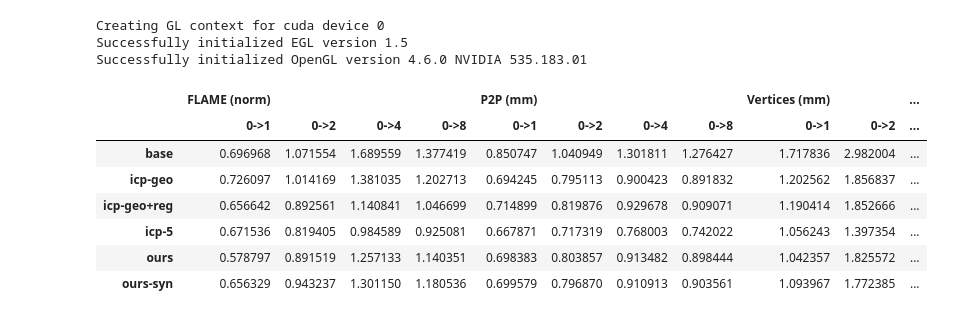
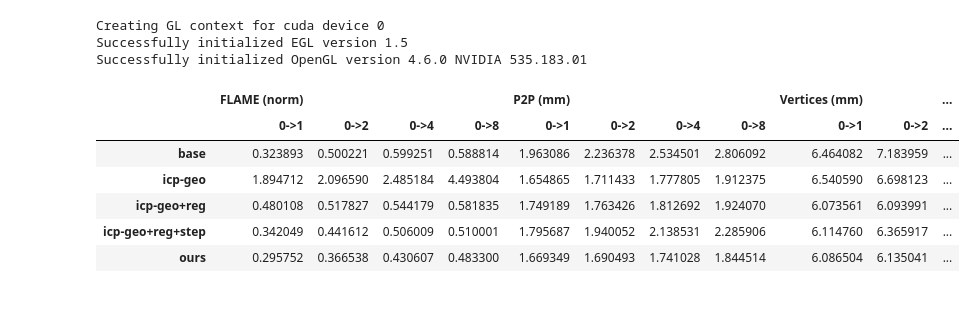
Before and after one commit to robinborth/GuidedResearch, a Jupyter notebook: notebooks/report/kinect_evaluation.ipynb, the cells around one changed output. Drawn from its saved outputs; the diff is of its cells as text; code cells hidden in the pictures.

```diff
--- a/notebooks/report/kinect_evaluation.ipynb
+++ b/notebooks/report/kinect_evaluation.ipynb
@@ -22,6 +22,8 @@ def eval_iterations(optimizer, datamodule, N: int = 3):
     optimizer.max_iters = N
     optimizer.max_optims = 1
     time_tracker = TimeTracker()
+    n_threshold =  optimizer.c_module.n_threshold
+    d_threshold = optimizer.c_module.d_threshold
     # initial evaluation no optimization
     p_loss = []
     v_loss = []
@@ -32,15 +34,19 @@ def eval_iterations(optimizer, datamodule, N: int = 3):
             time_tracker.start("optimize")
             out = optimizer(batch)
             time_tracker.stop("optimize")
+            optimizer.c_module.n_threshold = -1.0
+            optimizer.c_module.d_threshold = 1e-02  # 1cm
             loss_info = optimizer.compute_loss(batch=batch, out=out)
+            optimizer.c_module.n_threshold = n_threshold
+            optimizer.c_module.d_threshold = d_threshold  # 1cm
             p_loss.append(loss_info["loss_param"])
             v_loss.append(loss_info["loss_vertices"])
-            g_loss.append(loss_info["loss_geometric"])
+            g_loss.append(loss_info["loss_geometric_point2point"])
     iters_p_loss = torch.stack(p_loss).mean().item()
     iters_g_loss = torch.stack(g_loss).mean().item()
     iters_v_loss = torch.stack(v_loss).mean().item()
     t_perf = [torch.tensor(t.time_ms) for t in list(time_tracker.tracks.values())[0]]
-    iters_time = torch.stack(t_perf).median().item()
+    iters_time = torch.stack(t_perf).min().item()
     return iters_p_loss, iters_g_loss, iters_v_loss, iters_time
 
 
@@ -62,8 +68,9 @@ def load_flame_renderer():
     return flame, renderer
 
 
-def load_neural_optimizer(flame, renderer, path):
-    cfg = load_config("train", ["data=kinect"])
+def load_neural_optimizer(flame, renderer, path, override=[]):
+    o = ["data=kinect"] + override
+    cfg = load_config("train", o)
     correspondence = hydra.utils.instantiate(cfg.correspondence)
     weighting = hydra.utils.instantiate(cfg.weighting)
     residuals = hydra.utils.instantiate(cfg.residuals)
@@ -198,45 +209,39 @@ Creating GL context for cuda device 0
 Successfully initialized EGL version 1.5
 Successfully initialized OpenGL version 4.6.0 NVIDIA 535.183.01
 # %%
-desired_order = ["base", "icp-geo", "icp-geo+reg", "icp-5", "ours", "ours-syn"]
+desired_order = ["base", "icp-geo", "icp-geo+reg","icp-geo+reg+step", "ours"]
 
 # Create the DataFrame for p_losses
 p_losses_df = pd.DataFrame(p_losses).transpose()
 p_losses_df.columns = [f"0->{c}" for c in p_losses_df.columns]
 p_losses_df = p_losses_df.reindex(desired_order)
 p_losses_df.columns = pd.MultiIndex.from_tuples([("FLAME (norm)", c) for c in p_losses_df.columns])
 
 # Create the DataFrame for g_losses
 g_losses_df = pd.DataFrame(g_losses).transpose()
 g_losses_df.columns = [f"0->{c}" for c in g_losses_df.columns]
 g_losses_df = g_losses_df.reindex(desired_order)
 g_losses_df.columns = pd.MultiIndex.from_tuples([("P2P (mm)", c) for c in g_losses_df.columns])
 
 # Create the DataFrame for v_losses
 v_losses_df = pd.DataFrame(v_losses).transpose()
 v_losses_df.columns = [f"0->{c}" for c in v_losses_df.columns]
 v_losses_df = v_losses_df.reindex(desired_order)
 v_losses_df.columns = pd.MultiIndex.from_tuples([("Vertices (mm)", c) for c in v_losses_df.columns])
 
-# Create the DataFrame for v_losses
-# time_df = pd.DataFrame(times).transpose()
-# time_df.columns = [f"0->{c}" for c in time_df.columns]
-# time_df = time_df.reindex(desired_order)
-# time_df.columns = pd.MultiIndex.from_tuples([("Time (ms)", c) for c in time_df.columns])
-
+# Time
 time_df = pd.DataFrame(times).transpose()
 time_df = pd.DataFrame(time_df.mean(axis=1))
 time_df = time_df.reindex(desired_order)
 time_df.columns = pd.MultiIndex.from_tuples([("Time (ms)", "")])
 
 # Concatenate the two DataFrames
 pd.concat([p_losses_df, g_losses_df, v_losses_df, time_df], axis=1)
 # %% [output]
 |  | FLAME (norm) |  |  |  | P2P (mm) |  |  |  | Vertices (mm) |  | ... |
 |  | 0->1 | 0->2 | 0->4 | 0->8 | 0->1 | 0->2 | 0->4 | 0->8 | 0->1 | 0->2 | ... |
-| base | 0.696968 | 1.071554 | 1.689559 | 1.377419 | 0.850747 | 1.040949 | 1.301811 | 1.276427 | 1.717836 | 2.982004 | ... |
-| icp-geo | 0.726097 | 1.014169 | 1.381035 | 1.202713 | 0.694245 | 0.795113 | 0.900423 | 0.891832 | 1.202562 | 1.856837 | ... |
-| icp-geo+reg | 0.656642 | 0.892561 | 1.140841 | 1.046699 | 0.714899 | 0.819876 | 0.929678 | 0.909071 | 1.190414 | 1.852666 | ... |
-| icp-5 | 0.671536 | 0.819405 | 0.984589 | 0.925081 | 0.667871 | 0.717319 | 0.768003 | 0.742022 | 1.056243 | 1.397354 | ... |
-| ours | 0.578797 | 0.891519 | 1.257133 | 1.140351 | 0.698383 | 0.803857 | 0.913482 | 0.898444 | 1.042357 | 1.825572 | ... |
-| ours-syn | 0.656329 | 0.943237 | 1.301150 | 1.180536 | 0.699579 | 0.796870 | 0.910913 | 0.903561 | 1.093967 | 1.772385 | ... |
+| base | 0.323893 | 0.500221 | 0.599251 | 0.588814 | 1.963086 | 2.236378 | 2.534501 | 2.806092 | 6.464082 | 7.183959 | ... |
+| icp-geo | 1.894712 | 2.096590 | 2.485184 | 4.493804 | 1.654865 | 1.711433 | 1.777805 | 1.912375 | 6.540590 | 6.698123 | ... |
+| icp-geo+reg | 0.480108 | 0.517827 | 0.544179 | 0.581835 | 1.749189 | 1.763426 | 1.812692 | 1.924070 | 6.073561 | 6.093991 | ... |
+| icp-geo+reg+step | 0.342049 | 0.441612 | 0.506009 | 0.510001 | 1.795687 | 1.940052 | 2.138531 | 2.285906 | 6.114760 | 6.365917 | ... |
+| ours | 0.295752 | 0.366538 | 0.430607 | 0.483300 | 1.669349 | 1.690493 | 1.741028 | 1.844514 | 6.086504 | 6.135041 | ... |
```
Also changed, not shown: parts of 1 cell of this notebook, 8 other files.
